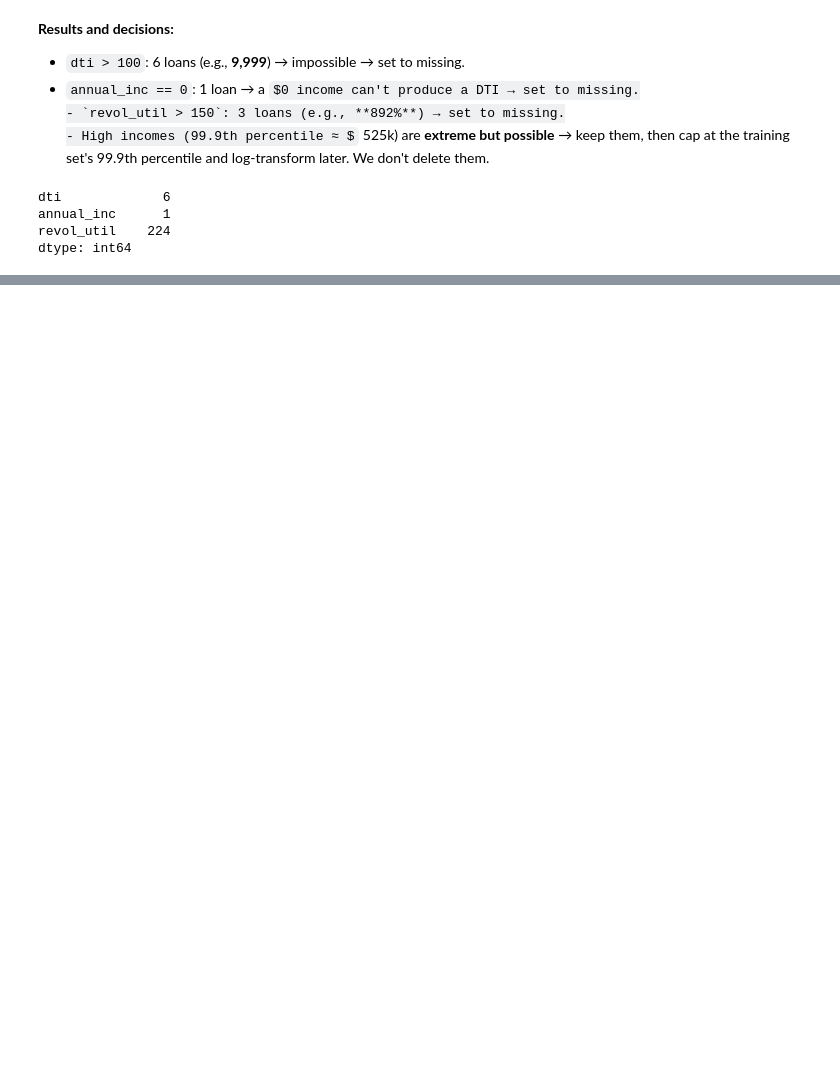
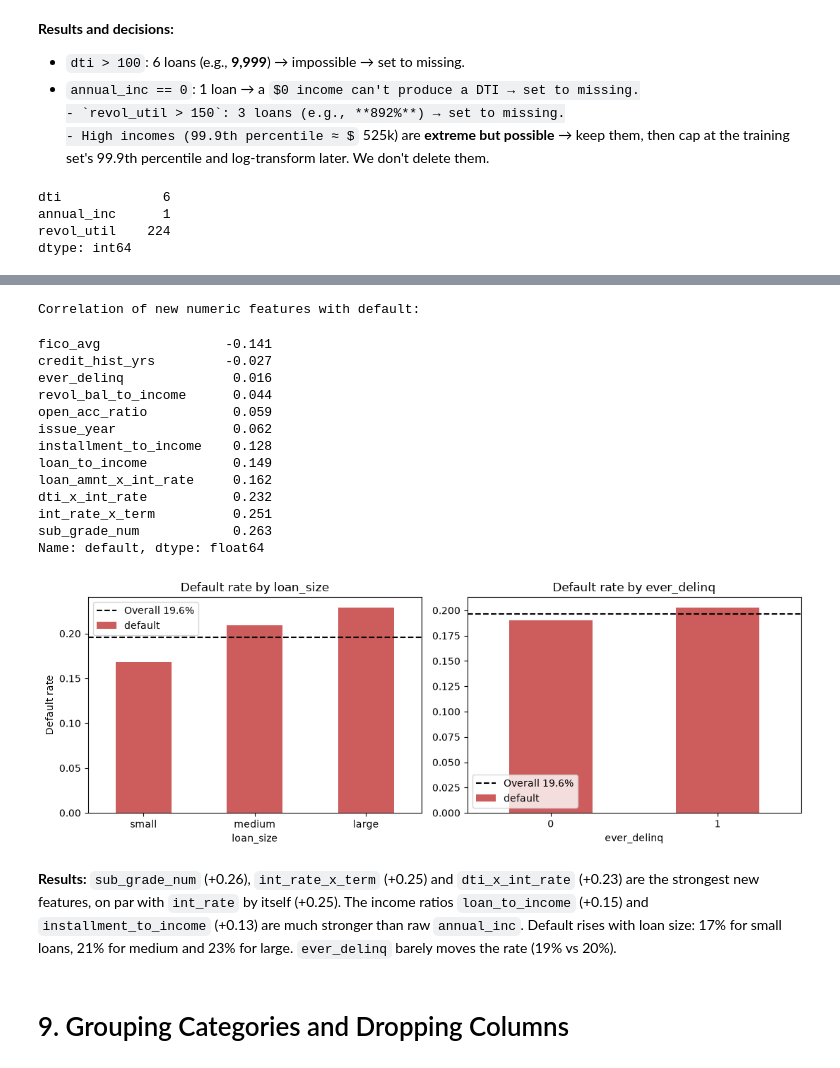
Before and after one commit to hainlidc/ISA-591-Project, a Jupyter notebook: ISA_591_Project.ipynb, the cells around one changed output, grey strips where cells are left out. Cells and saved outputs as stored; diff of their text form; code cells hidden in the pictures; some formulas as TeX source; blank space fills up the shorter version.

```diff
--- a/ISA_591_Project.ipynb
+++ b/ISA_591_Project.ipynb
@@ -607,0 +643,30 @@ dtype: int64
+# %%
+## Ratio features: size of the loan, payment and revolving debt relative to income
+df["loan_to_income"] = df["loan_amnt"] / df["annual_inc"]
+df["installment_to_income"] = df["installment"] * 12 / df["annual_inc"]
+df["revol_bal_to_income"] = df["revol_bal"] / df["annual_inc"]
+df["open_acc_ratio"] = df["open_acc"] / df["total_acc"].replace(0, np.nan)
+
+## Combined / converted features
+df["fico_avg"] = (df["fico_range_low"] + df["fico_range_high"]) / 2
+grade_order = [g + str(n) for g in "ABCDEFG" for n in range(1, 6)]
+df["sub_grade_num"] = df["sub_grade"].map({sg: i + 1 for i, sg in enumerate(grade_order)})
+
+## Time-based features
+df["credit_hist_yrs"] = (df["issue_d"] - df["earliest_cr_line"]).dt.days / 365.25
+df["issue_year"] = df["issue_d"].dt.year
+
+## Interaction features
+df["int_rate_x_term"] = df["int_rate"] * df["term"] / 12      # rough total interest % over the loan's life
+df["loan_amnt_x_int_rate"] = df["loan_amnt"] * df["int_rate"] / 100   # first-year interest in dollars
+df["dti_x_int_rate"] = df["dti"] * df["int_rate"]              # already stretched AND paying a high rate
+
+## Binned and flag features
+df["loan_size"] = pd.cut(df["loan_amnt"], bins=[0, 10000, 20000, np.inf],
+                         labels=["small", "medium", "large"])
+df["ever_delinq"] = df["mths_since_last_delinq"].notna().astype(int)
+
+new_feats = ["loan_to_income", "installment_to_income", "revol_bal_to_income", "open_acc_ratio",
+             "fico_avg", "sub_grade_num", "credit_hist_yrs", "issue_year",
+             "int_rate_x_term", "loan_amnt_x_int_rate", "dti_x_int_rate", "ever_delinq"]
+display(df[new_feats].describe().T.round(2))
@@ -607,0 +695,33 @@ dtype: int64
+# %%
+## Do the new features separate defaults from non-defaults?
+print("Correlation of new numeric features with default:")
+display(df[new_feats + ["default"]].corr()["default"].drop("default").sort_values().round(3))
+
+fig, ax = plt.subplots(1, 2, figsize=(11, 4))
+df.groupby("loan_size", observed=True)["default"].mean().plot(kind="bar", ax=ax[0], color="indianred")
+ax[0].set_title("Default rate by loan_size"); ax[0].set_ylabel("Default rate"); ax[0].tick_params(axis="x", rotation=0)
+df.groupby("ever_delinq")["default"].mean().plot(kind="bar", ax=ax[1], color="indianred")
+ax[1].set_title("Default rate by ever_delinq"); ax[1].tick_params(axis="x", rotation=0)
+for a in ax:
+    a.axhline(overall_rate, color="black", linestyle="--", label=f"Overall {overall_rate:.1%}"); a.legend()
+plt.tight_layout(); plt.show()
+# %% [output]
+Correlation of new numeric features with default:
+fico_avg                -0.141
+credit_hist_yrs         -0.027
+ever_delinq              0.016
+revol_bal_to_income      0.044
+open_acc_ratio           0.059
+issue_year               0.062
+installment_to_income    0.128
+loan_to_income           0.149
+loan_amnt_x_int_rate     0.162
+dti_x_int_rate           0.232
+int_rate_x_term          0.251
+sub_grade_num            0.263
+Name: default, dtype: float64
+[figure, added]
+# %% [markdown]
+**Results:** `sub_grade_num` (+0.26), `int_rate_x_term` (+0.25) and `dti_x_int_rate` (+0.23) are the strongest new features, on par with `int_rate` by itself (+0.25). The income ratios `loan_to_income` (+0.15) and `installment_to_income` (+0.13) are much stronger than raw `annual_inc`. Default rises with loan size: 17% for small loans, 21% for medium and 23% for large. `ever_delinq` barely moves the rate (19% vs 20%).
+# %% [markdown]
+# 9. Grouping Categories and Dropping Columns
```
Also changed, not shown: parts of 59 cells of this notebook.
